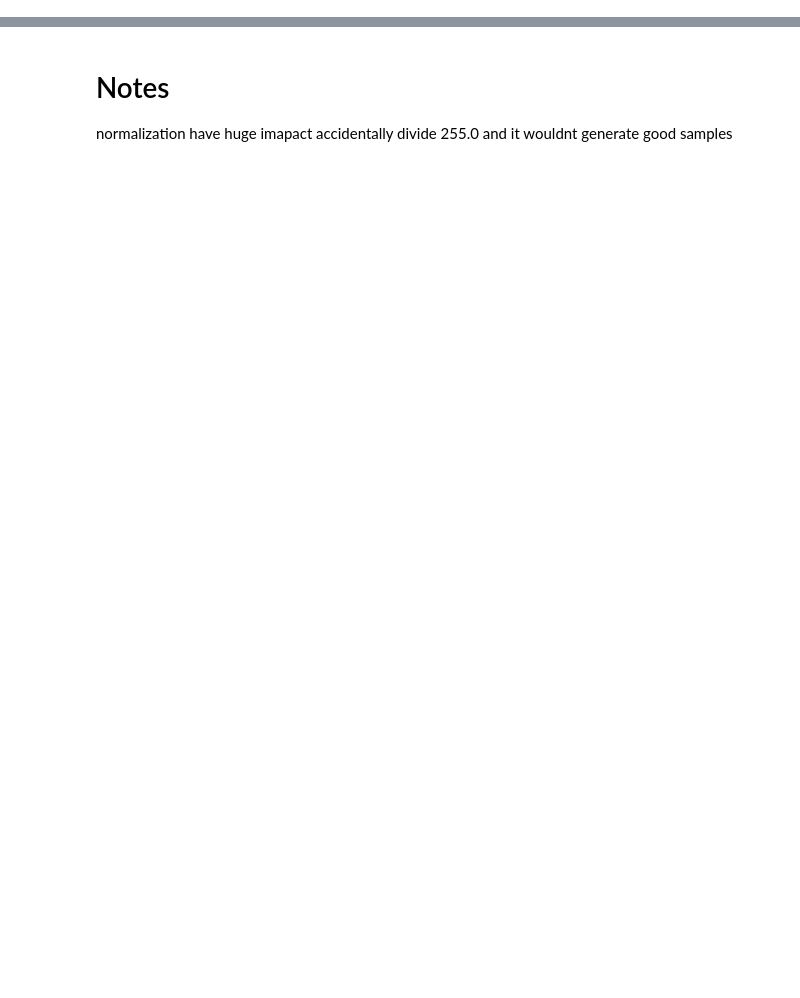
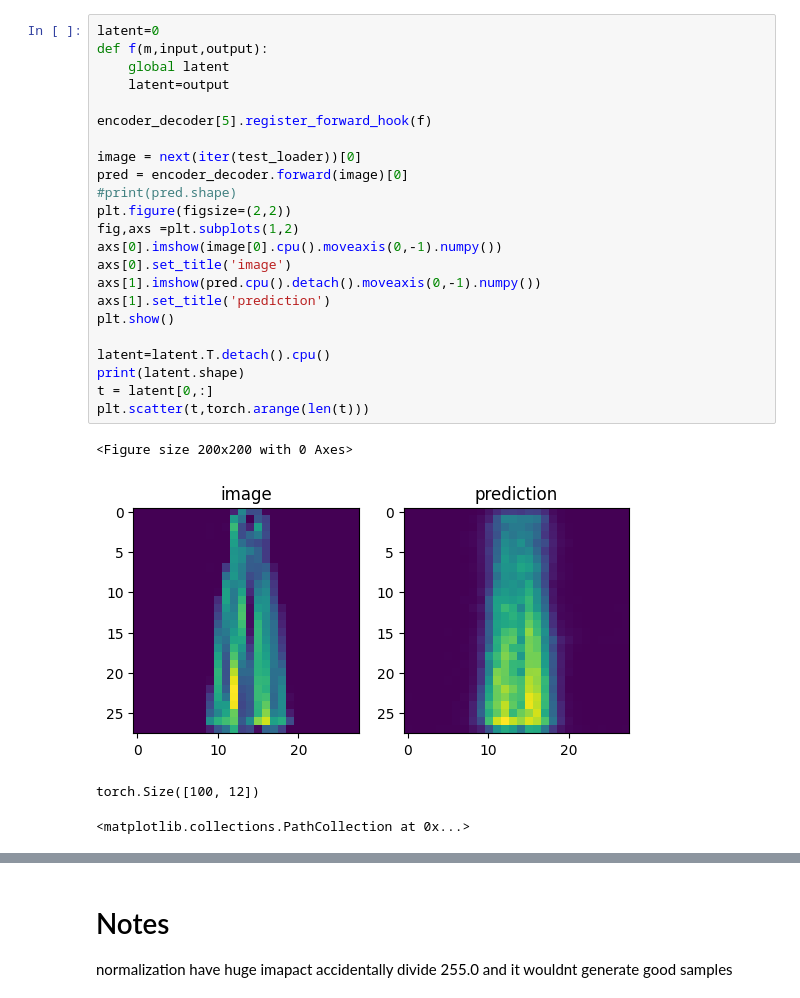
Before and after one commit to majidsh97/AE, a Jupyter notebook: AE.ipynb, the cells around one changed output, grey strips where cells are left out. Drawn from its saved outputs; the diff is of its cells as text; blank space fills up the shorter version.

```diff
--- a/AE.ipynb
+++ b/AE.ipynb
@@ -183,0 +191,28 @@ torch.Size([12, 28, 28, 1])
+# %%
+latent=0
+def f(m,input,output):
+    global latent
+    latent=output
+
+encoder_decoder[5].register_forward_hook(f)
+
+image = next(iter(test_loader))[0]
+pred = encoder_decoder.forward(image)[0]
+#print(pred.shape)
+plt.figure(figsize=(2,2))
+fig,axs =plt.subplots(1,2)
+axs[0].imshow(image[0].cpu().moveaxis(0,-1).numpy())
+axs[0].set_title('image')
+axs[1].imshow(pred.cpu().detach().moveaxis(0,-1).numpy())
+axs[1].set_title('prediction')
+plt.show()
+
+latent=latent.T.detach().cpu()
+print(latent.shape)
+t = latent[0,:]
+plt.scatter(t,torch.arange(len(t)))
+# %% [output]
+<Figure size 200x200 with 0 Axes>
+[figure, added]
+torch.Size([100, 12])
+<matplotlib.collections.PathCollection at 0x...>
```
Also changed, not shown: parts of 5 cells of this notebook.
